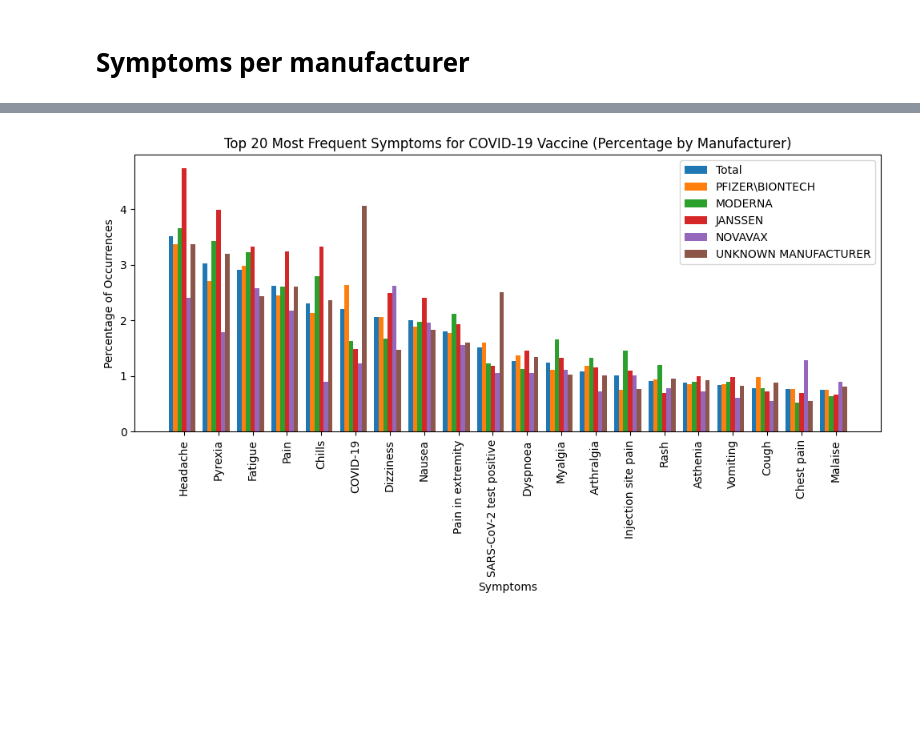
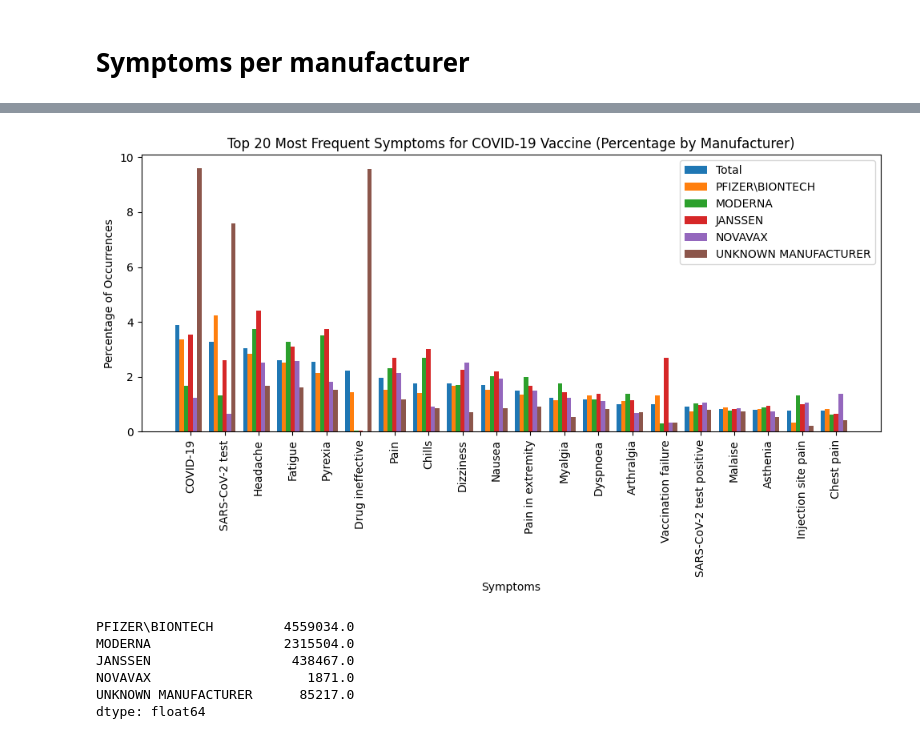
Before and after one commit to ZaNioxX/Masterarbeit, a Jupyter notebook: Data_Exploration/symptoms.ipynb, the cells around one changed output, grey strips where cells are left out. Cells and saved outputs as stored; diff of their text form; code cells hidden in the pictures; blank space fills up the shorter version.

Commit message:
converted serious events plots to mongodb data

```diff
--- a/Data_Exploration/symptoms.ipynb
+++ b/Data_Exploration/symptoms.ipynb
@@ -243,14 +190,14 @@ for bar in bars:
     label = f'{bar.get_width():,.0f}'.replace(',', '.')  # Format the number with a dot as a thousands separator
     percentage = (bar.get_width() / non_covid_document_count) * 100
     if bar.get_width() > 100000:
-        total_offset = -20250
-        percent_offset = -10500
+        total_offset = -17250
+        percent_offset = -17500
     elif bar.get_width() > 80000:
-        total_offset = -19000
-        percent_offset = -10750
+        total_offset = -24000
+        percent_offset = -11750
     else:
-        total_offset = -17500
-        percent_offset = -9250
+        total_offset = -22500
+        percent_offset = -11250
 
     x_position = bar.get_width()
     plt.text(x_position + total_offset, bar.get_y() + bar.get_height() / 2,
@@ -376,11 +398,16 @@ query = {
     'vax_data.VAX_MANU': {'$in': target_manufacturers},
     'vax_data.VAX_TYPE': {'$regex': 'COVID', '$options': 'i'}
 }
-projection = {'VAERS_ID': True, 'vax_data.VAX_MANU': True, 'symptoms': True}
+projection = {'VAERS_ID': True, 'vax_data.VAX_MANU': True, 'vax_data.VAX_TYPE': True ,'symptoms': True}
 documents_cursor = collection.find(query, projection)
 
 # Process documents to count symptoms
 for document in documents_cursor:
+    covid_vaccine_present = any(entry.get('VAX_TYPE', '').startswith('COVID') for entry in document.get('vax_data', []))
+
+    if not covid_vaccine_present:
+        continue  # Skip processing this document if no COVID vaccine is found
+
     # Extract all VAX_MANU entries for the document
     manufacturers = [entry['VAX_MANU'] for entry in document.get('vax_data', []) if 'VAX_MANU' in entry]
 
@@ -421,31 +448,40 @@ top_20_symptoms = df.sum(axis=1).nlargest(20)
 # Define the order of manufacturers for plotting
 plot_order = ['Total'] + target_manufacturers
 
 # Plotting
 plt.figure(figsize=(10, 6))
 
 bar_width = 0.13
 index = range(len(top_20_symptoms))
 
 # Calculate and plot the total bar first
 total_percentages = df.sum(axis=1) / len(target_manufacturers)
 plt.bar(index, total_percentages.loc[top_20_symptoms.index], width=bar_width, label='Total')
 
 # Plot bars for individual manufacturers
 for i, manufacturer in enumerate(target_manufacturers):
     if manufacturer in df.columns:
         symptom_percentages = [df.at[symptom, manufacturer] for symptom in top_20_symptoms.index]
         plt.bar([x + bar_width * (i + 1) for x in index], symptom_percentages, width=bar_width, label=manufacturer)
 
 # Adding labels and title
 plt.xlabel('Symptoms')
 plt.ylabel('Percentage of Occurrences')
 plt.title('Top 20 Most Frequent Symptoms for COVID-19 Vaccine (Percentage by Manufacturer)')
 plt.xticks([x + bar_width * len(plot_order) / 2 for x in index], top_20_symptoms.index, rotation=90)  # Rotate x-axis labels for better visibility
 plt.legend()  # Show legend
 
 plt.tight_layout()
 plt.savefig('/Users/sep/PycharmProjects/Masterarbeit/Plots/Data_Exploration/Symptoms/Top20Symptoms_COVID_byManufacturer.png')
 plt.show()
 # %% [output]
-[figure, old version]
+[figure, new version]
+# %%
+total_symptoms_per_manufacturer
+# %% [output]
+PFIZER\BIONTECH         4559034.0
+MODERNA                 2315504.0
+JANSSEN                  438467.0
+NOVAVAX                    1871.0
+UNKNOWN MANUFACTURER      85217.0
+dtype: float64
```
Also changed, not shown: parts of 16 cells of this notebook, 21 other files.
